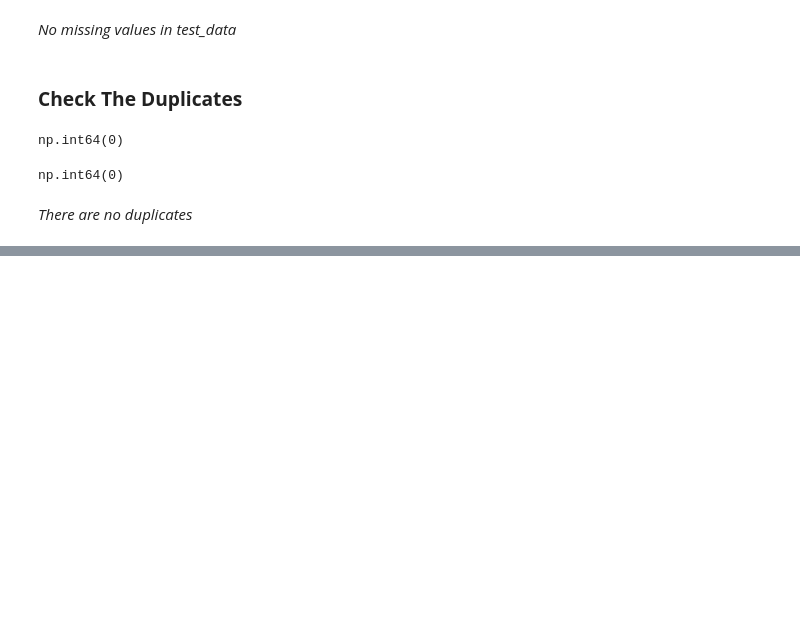
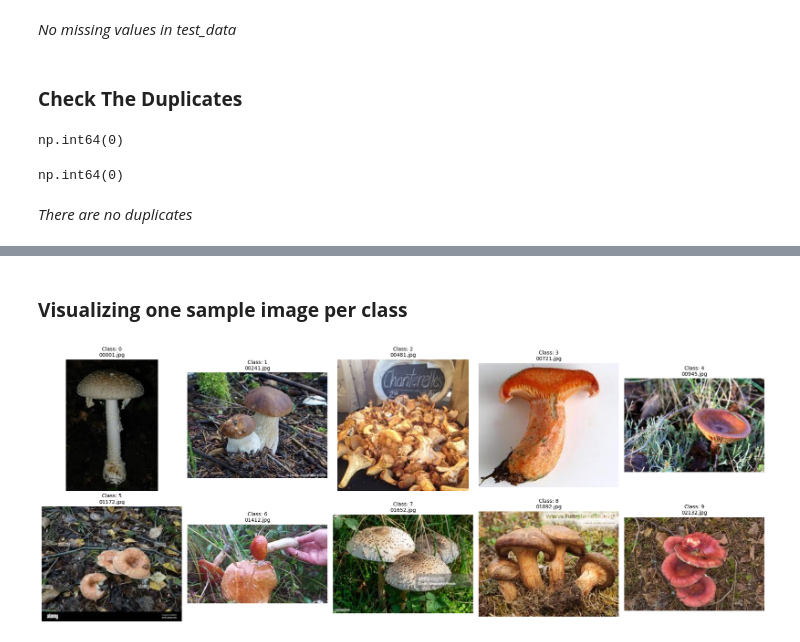
Before and after one commit to khrystynaPeniak/deep-learning-project-multiclass-classification, a Jupyter notebook: mashroom-vision.ipynb, the cells around one changed output, grey strips where cells are left out. Saved outputs shown, nothing was run; the diff lists cells and outputs as text; code cells hidden in the pictures; blank space fills up the shorter version.

```diff
--- a/mashroom-vision.ipynb
+++ b/mashroom-vision.ipynb
@@ -158,0 +245,18 @@ np.int64(0)
+# %%
+sample_images = []
+
+for class_name in os.listdir(output_folder):
+    class_path = os.path.join(output_folder, class_name)
+    for img_name in os.listdir(class_path):
+        sample_images.append(os.path.join(class_path, img_name))
+        break
+
+for img_path in sample_images:
+    img = cv2.imread(img_path)
+    h, w, c = img.shape
+    size_kb = os.path.getsize(img_path) / 1024
+
+    print(f"Image path: {img_path}")
+    print(f" - Resolution: {w}x{h}")
+    print(f" - Channels: {c}")
+    print(f" - File size: {size_kb:.2f} KB\n")
@@ -158,0 +281,19 @@ np.int64(0)
+# %% [markdown]
+### **Visualizing one sample image per class**
+# %%
+plt.figure(figsize=(20, 8))
+for i, img_path in enumerate(sample_images):
+    img = cv2.imread(img_path)
+    img = cv2.cvtColor(img, cv2.COLOR_BGR2RGB)
+    class_name = img_path.split("/")[-2]
+    file_name = img_path.split("/")[-1]
+
+    plt.subplot(2, 5, i + 1)
+    plt.imshow(img)
+    plt.title(f"Class: {class_name}\n{file_name}", fontsize=10)
+    plt.axis("off")
+
+plt.tight_layout()
+plt.show()
+# %% [output]
+[figure, added]
```
Also changed, not shown: parts of 16 cells of this notebook.
